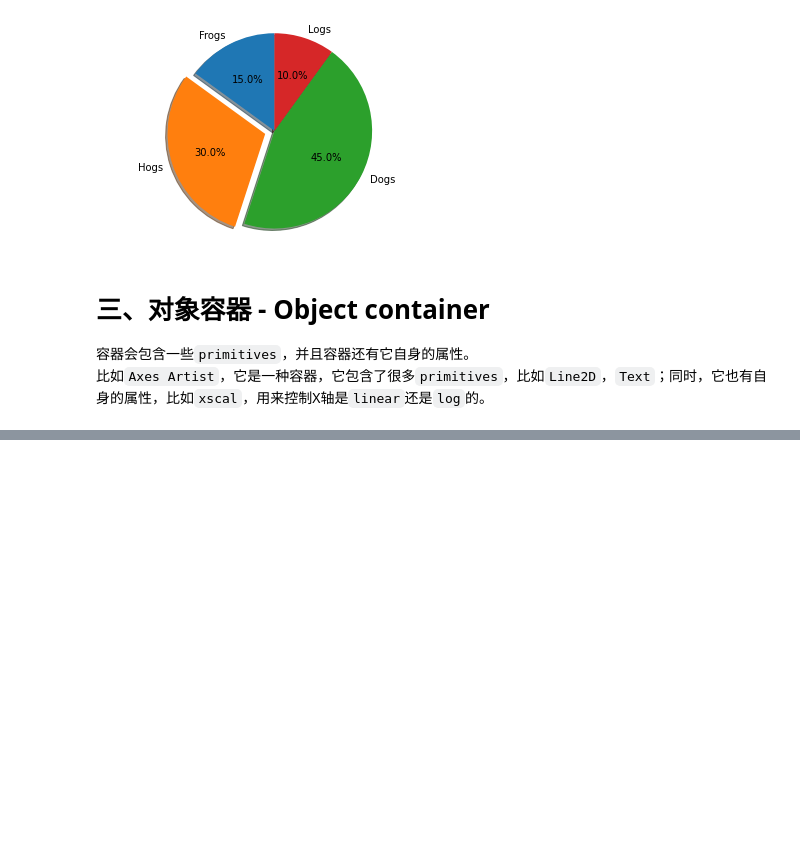
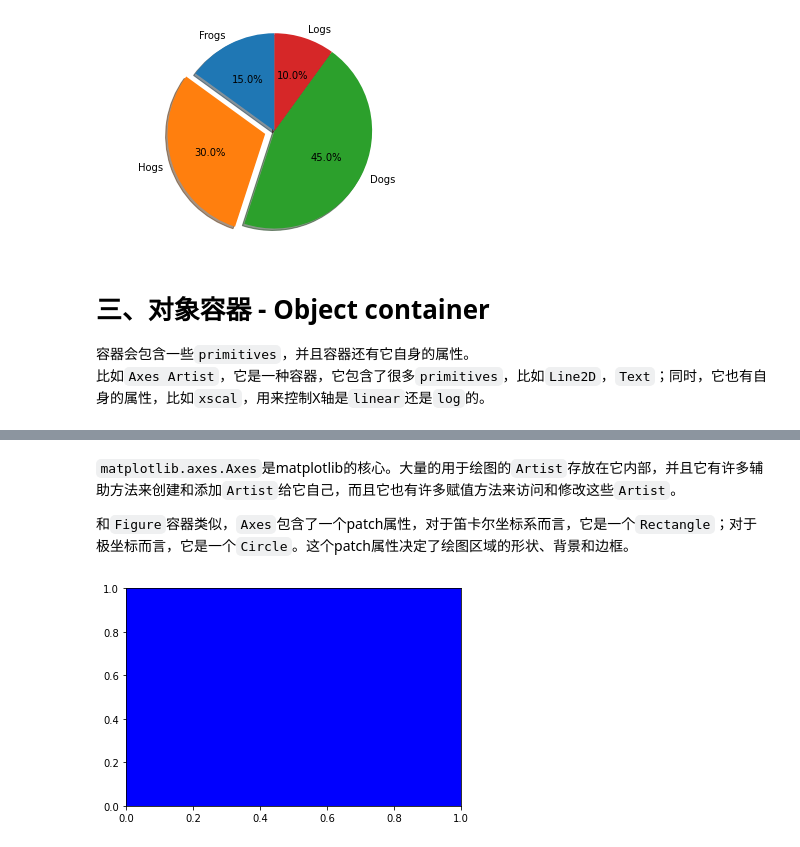
Before and after one commit to shaonfu/matplotlib_study, a Jupyter notebook: matplotlib_learn_second_lesson.ipynb, the cells around one changed output, grey strips where cells are left out. Saved outputs shown, nothing was run; the diff lists cells and outputs as text; code cells hidden in the pictures; blank space fills up the shorter version.

```diff
--- a/matplotlib_learn_second_lesson.ipynb
+++ b/matplotlib_learn_second_lesson.ipynb
@@ -283,0 +320,14 @@ plt.show()
+# %% [markdown]
+`matplotlib.axes.Axes`是matplotlib的核心。大量的用于绘图的`Artist`存放在它内部，并且它有许多辅助方法来创建和添加`Artist`给它自己，而且它也有许多赋值方法来访问和修改这些`Artist`。
+
+和`Figure`容器类似，`Axes`包含了一个patch属性，对于笛卡尔坐标系而言，它是一个`Rectangle`；对于极坐标而言，它是一个`Circle`。这个patch属性决定了绘图区域的形状、背景和边框。
+# %%
+import numpy as np
+import matplotlib.pyplot as plt
+
+fig = plt.figure()
+ax = fig.add_subplot(111)
+rect = ax.patch    #axes的patch是一个Rectangle实例
+rect.set_facecolor('blue')
+# %% [output]
+[figure, added]
```
Also changed, not shown: parts of 6 cells of this notebook, 1 other file.
